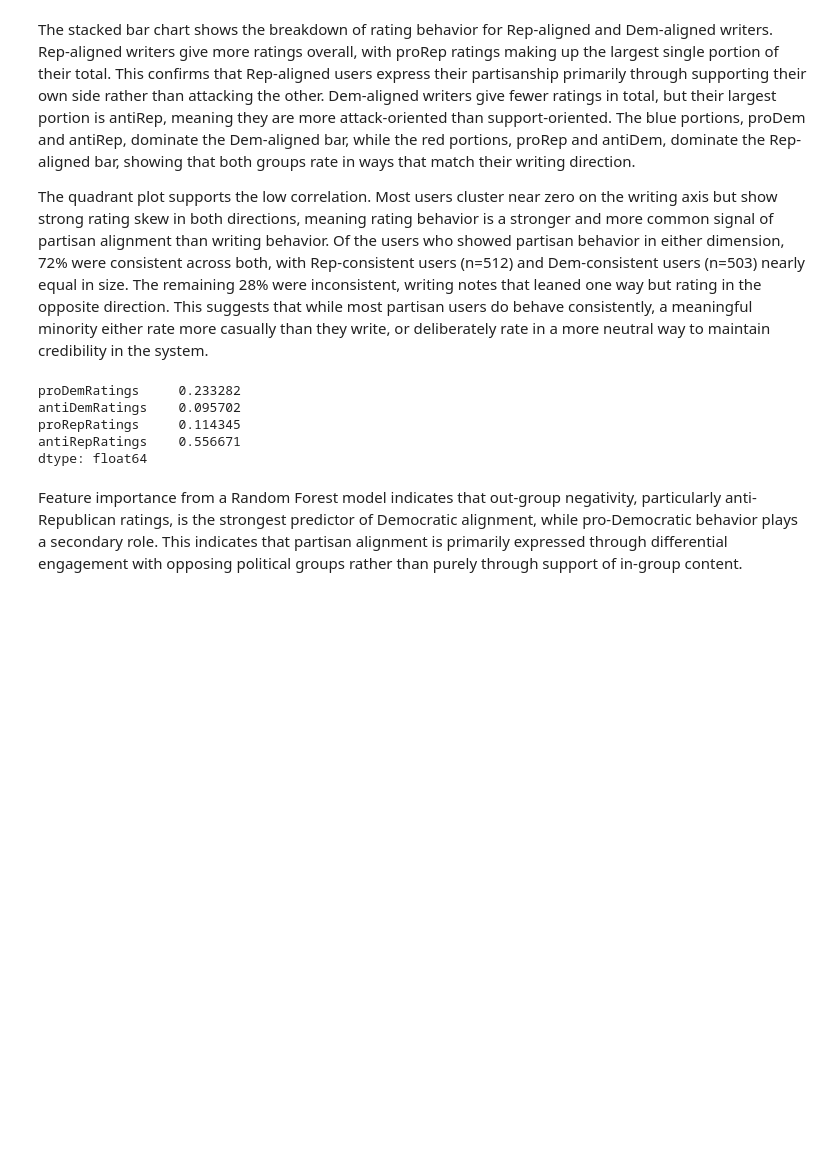
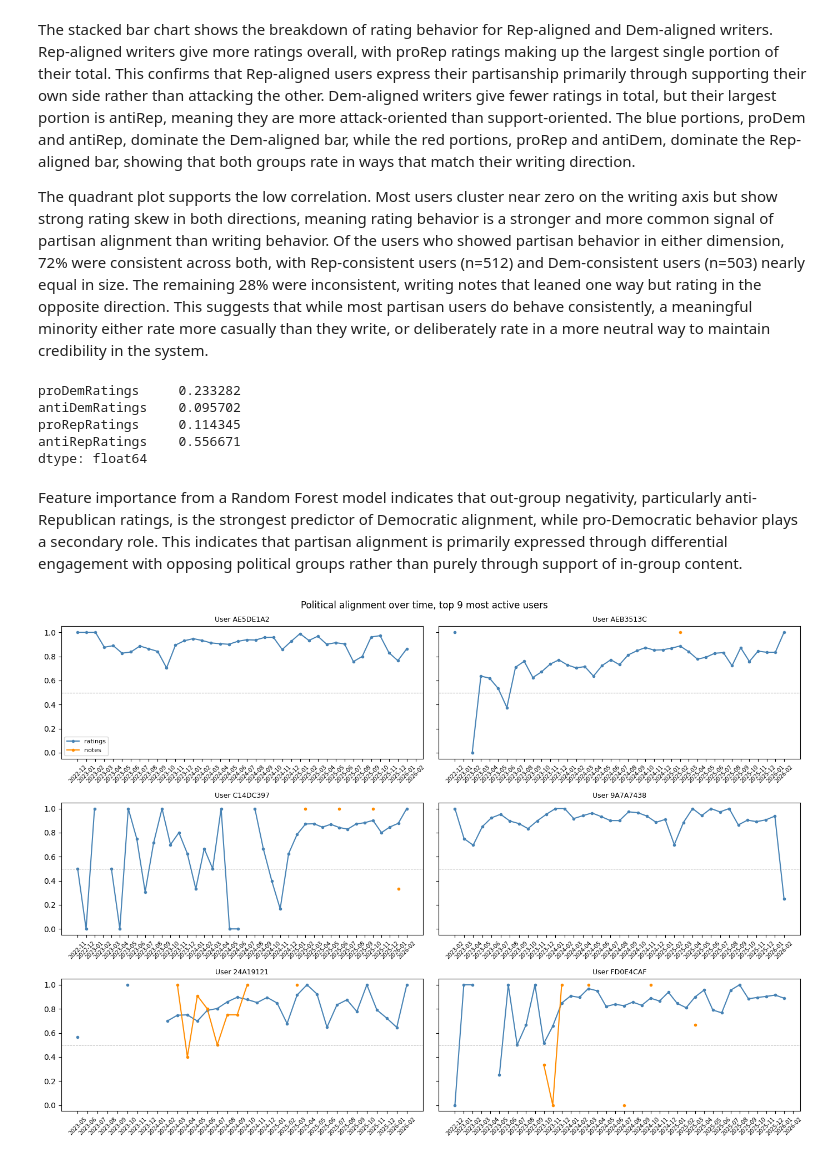
Before and after one commit to starter821/user-trajectories, a Jupyter notebook: students/sunghee/sp26/issu93-politics.ipynb, the cells around one changed output. Cells and saved outputs as stored; diff of their text form; code cells hidden in the pictures; blank space fills up the shorter version.

```diff
--- a/students/sunghee/sp26/issu93-politics.ipynb
+++ b/students/sunghee/sp26/issu93-politics.ipynb
@@ -181,3 +180,35 @@ antiRepRatings    0.556671
 dtype: float64
 # %% [markdown]
 Feature importance from a Random Forest model indicates that out-group negativity, particularly anti-Republican ratings, is the strongest predictor of Democratic alignment, while pro-Democratic behavior plays a secondary role. This indicates that partisan alignment is primarily expressed through differential engagement with opposing political groups rather than purely through support of in-group content.
+# %%
+df['propPoliticalNotesRepAligned'] = df['repAlignedNotes'] / (df['repAlignedNotes'] + df['demAlignedNotes'])
+# %%
+active = df.groupby('participantId').agg(
+    total_political_ratings=('repAlignedRatings', 'sum'),
+    total_political_notes=('repAlignedNotes', 'sum'),
+    months_active=('calendarMonth', 'count')
+).reset_index()
+
+active['total'] = active['total_political_ratings'] + active['total_political_notes']
+top_users = active.nlargest(6, 'total')['participantId']
+# %%
+fig, axes = plt.subplots(3, 2, figsize=(14, 10), sharey=True)
+axes = axes.flatten()
+
+for i, uid in enumerate(top_users):
+    user_df = df[df['participantId'] == uid].sort_values('calendarMonth')
+    ax = axes[i]
+    ax.plot(user_df['calendarMonth'], user_df['propPoliticalRatingsRepAligned'],
+            label='ratings', color='steelblue', marker='o', markersize=3)
+    ax.plot(user_df['calendarMonth'], user_df['propPoliticalNotesRepAligned'],
+            label='notes', color='darkorange', marker='o', markersize=3)
+    ax.axhline(0.5, color='gray', linewidth=0.7, linestyle='--')
+    ax.set_title(f'User {uid[:8]}', fontsize=9)
+    ax.tick_params(axis='x', rotation=45, labelsize=7)
+
+axes[0].legend(fontsize=8)
+fig.suptitle('Political alignment over time, top 9 most active users', fontsize=12)
+plt.tight_layout()
+plt.show()
+# %% [output]
+[figure, added]
```
Also changed, not shown: parts of 7 cells of this notebook, 2 other files.
